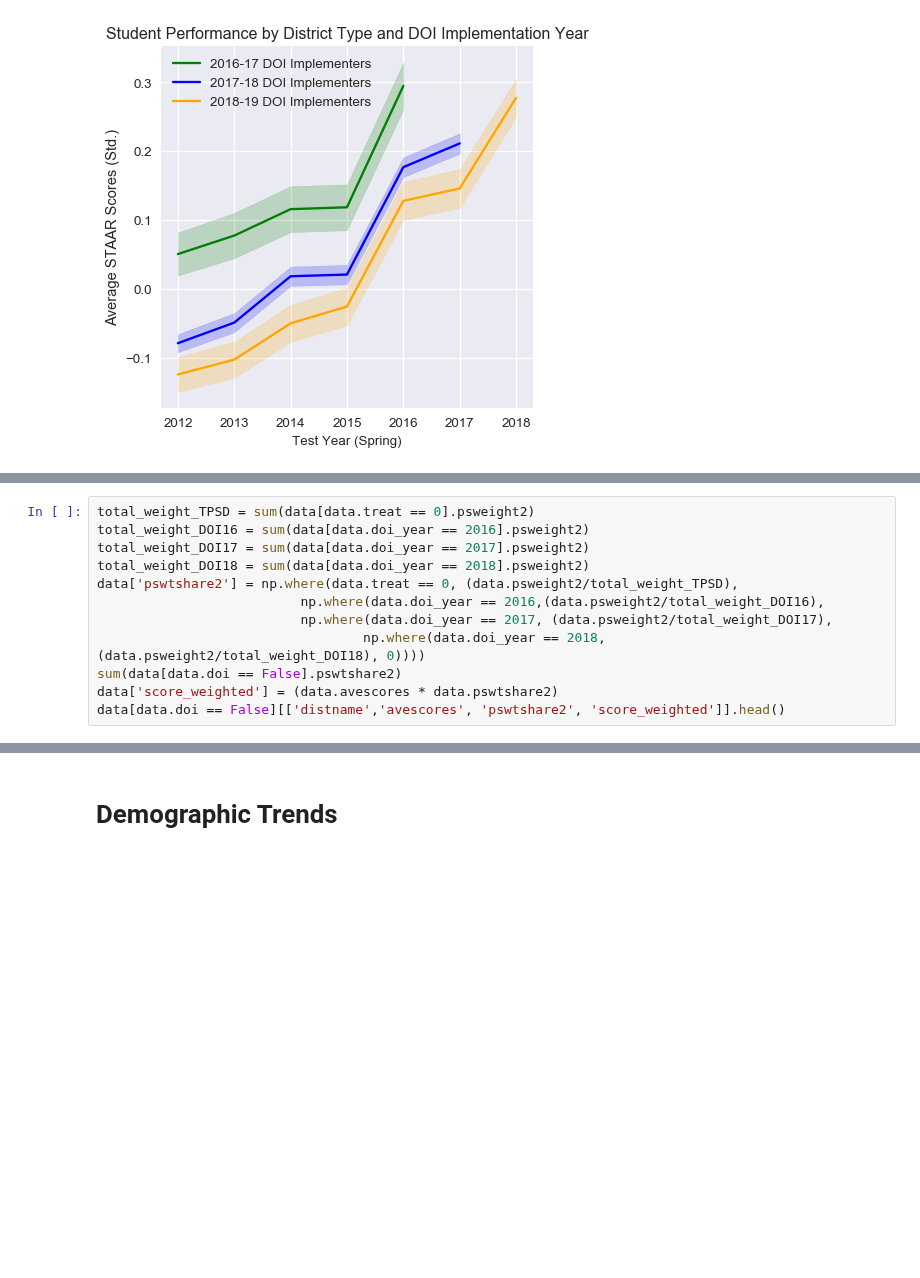
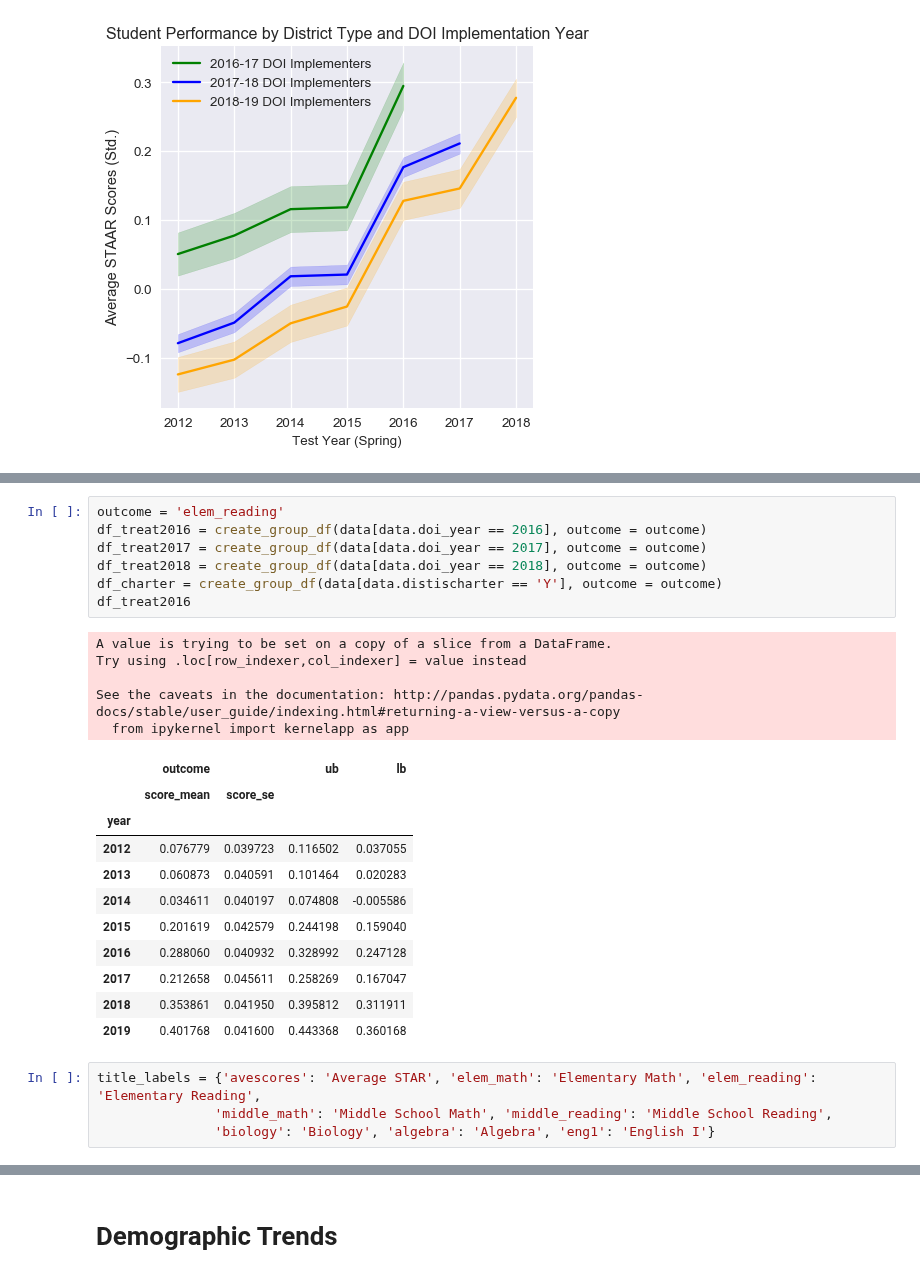
Before and after one commit to KylieLAnglin/dofis, a Jupyter notebook: analysis/Who Needs Rules/04_graphs_trends.ipynb, the cells around one changed output, grey strips where cells are left out. Cells and saved outputs as stored; diff of their text form; blank space fills up the shorter version.

```diff
--- a/analysis/Who Needs Rules/04_graphs_trends.ipynb
+++ b/analysis/Who Needs Rules/04_graphs_trends.ipynb
@@ -135,12 +132,0 @@ plt.show()
-# %%
-total_weight_TPSD = sum(data[data.treat == 0].psweight2)
-total_weight_DOI16 = sum(data[data.doi_year == 2016].psweight2)
-total_weight_DOI17 = sum(data[data.doi_year == 2017].psweight2)
-total_weight_DOI18 = sum(data[data.doi_year == 2018].psweight2)
-data['pswtshare2'] = np.where(data.treat == 0, (data.psweight2/total_weight_TPSD),
-                          np.where(data.doi_year == 2016,(data.psweight2/total_weight_DOI16),
-                          np.where(data.doi_year == 2017, (data.psweight2/total_weight_DOI17),
-                                  np.where(data.doi_year == 2018, (data.psweight2/total_weight_DOI18), 0))))
-sum(data[data.doi == False].pswtshare2)
-data['score_weighted'] = (data.avescores * data.pswtshare2)
-data[data.doi == False][['distname','avescores', 'pswtshare2', 'score_weighted']].head()
@@ -168,0 +143,28 @@ df_control
+# %%
+outcome = 'elem_reading'
+df_treat2016 = create_group_df(data[data.doi_year == 2016], outcome = outcome)
+df_treat2017 = create_group_df(data[data.doi_year == 2017], outcome = outcome)
+df_treat2018 = create_group_df(data[data.doi_year == 2018], outcome = outcome)
+df_charter = create_group_df(data[data.distischarter == 'Y'], outcome = outcome)
+df_treat2016
+# %% [output]
+A value is trying to be set on a copy of a slice from a DataFrame.
+Try using .loc[row_indexer,col_indexer] = value instead
+
+See the caveats in the documentation: http://pandas.pydata.org/pandas-docs/stable/user_guide/indexing.html#returning-a-view-versus-a-copy
+  from ipykernel import kernelapp as app
+|  | outcome |  | ub | lb |
+|  | score_mean | score_se |  |  |
+| year |  |  |  |  |
+| 2012 | 0.076779 | 0.039723 | 0.116502 | 0.037055 |
+| 2013 | 0.060873 | 0.040591 | 0.101464 | 0.020283 |
+| 2014 | 0.034611 | 0.040197 | 0.074808 | -0.005586 |
+| 2015 | 0.201619 | 0.042579 | 0.244198 | 0.159040 |
+| 2016 | 0.288060 | 0.040932 | 0.328992 | 0.247128 |
+| 2017 | 0.212658 | 0.045611 | 0.258269 | 0.167047 |
+| 2018 | 0.353861 | 0.041950 | 0.395812 | 0.311911 |
+| 2019 | 0.401768 | 0.041600 | 0.443368 | 0.360168 |
+# %%
+title_labels = {'avescores': 'Average STAR', 'elem_math': 'Elementary Math', 'elem_reading': 'Elementary Reading',
+               'middle_math': 'Middle School Math', 'middle_reading': 'Middle School Reading',
+               'biology': 'Biology', 'algebra': 'Algebra', 'eng1': 'English I'}
```
Also changed, not shown: parts of 19 cells of this notebook, 4 other files.
